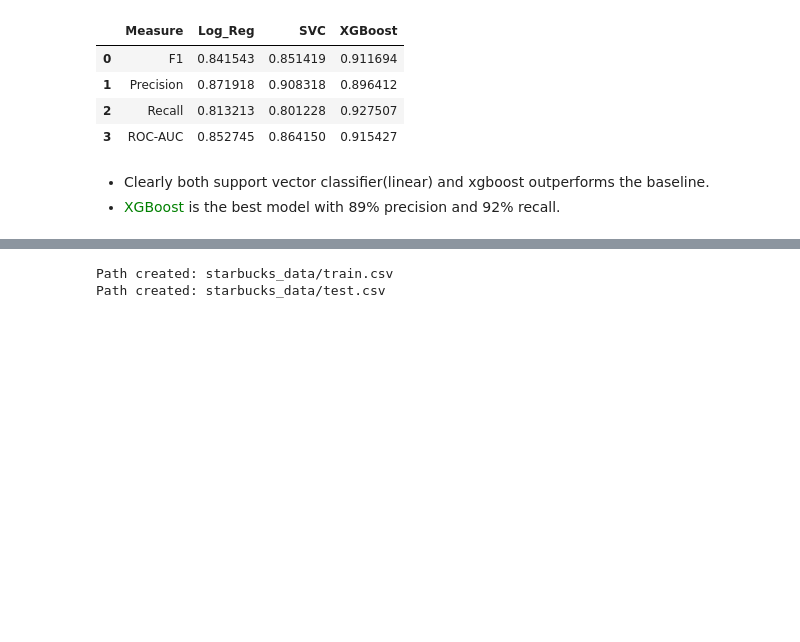
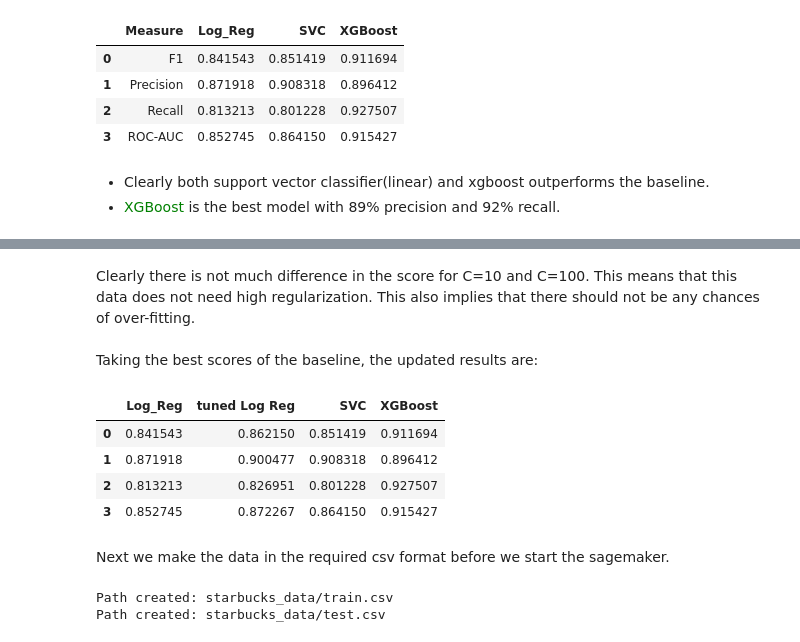
Before and after one commit to rupalisinha23/Starbucks_Capstone, a Jupyter notebook: 3. model_building_and_evaluation.ipynb, the cells around one changed output, grey strips where cells are left out. Drawn from its saved outputs; the diff is of its cells as text; code cells hidden in the pictures; blank space fills up the shorter version.

```diff
--- a/3. model_building_and_evaluation.ipynb
+++ b/3. model_building_and_evaluation.ipynb
@@ -154,3 +199,21 @@ results
+# %% [markdown]
+Clearly there is not much difference in the score for C=10 and C=100. This means that this data does not need high regularization. This also implies that there should not be any chances of over-fitting. <br>
+<br>
+Taking the best scores of the baseline, the updated results are:
+# %%
+lr_results.iloc[5,1:]
+
+results['tuned Log Reg'] = [lr_results.iloc[5,1:][0], lr_results.iloc[5,1:][1], lr_results.iloc[5,1:][2], lr_results.iloc[5,1:][3]]
+results = results[['Log_Reg', 'tuned Log Reg', 'SVC', 'XGBoost']]
+results
+# %% [output]
+|  | Log_Reg | tuned Log Reg | SVC | XGBoost |
+| 0 | 0.841543 | 0.862150 | 0.851419 | 0.911694 |
+| 1 | 0.871918 | 0.900477 | 0.908318 | 0.896412 |
+| 2 | 0.813213 | 0.826951 | 0.801228 | 0.927507 |
+| 3 | 0.852745 | 0.872267 | 0.864150 | 0.915427 |
+# %% [markdown]
+Next we make the data in the required csv format before we start the sagemaker.
 # %%
 # define data directory
 data_dir = 'starbucks_data'
```
Also changed, not shown: parts of 8 cells of this notebook, 7 other files.
